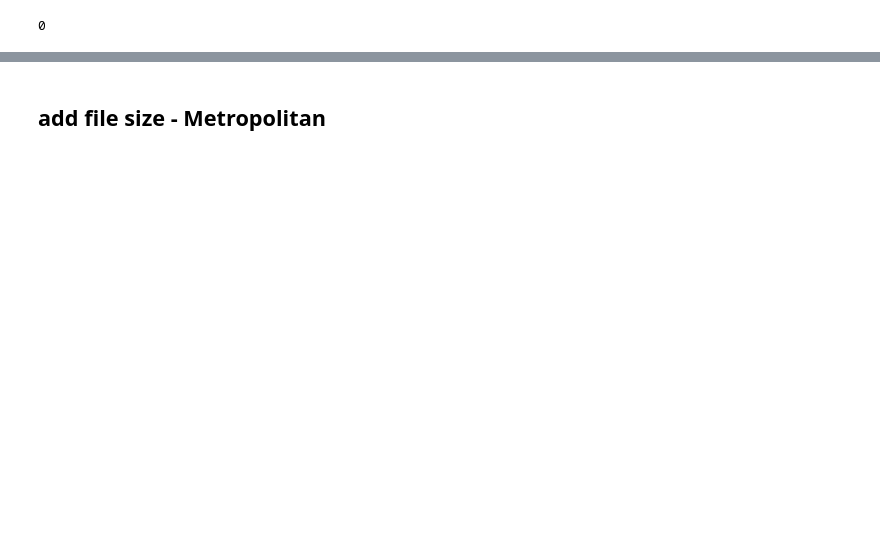
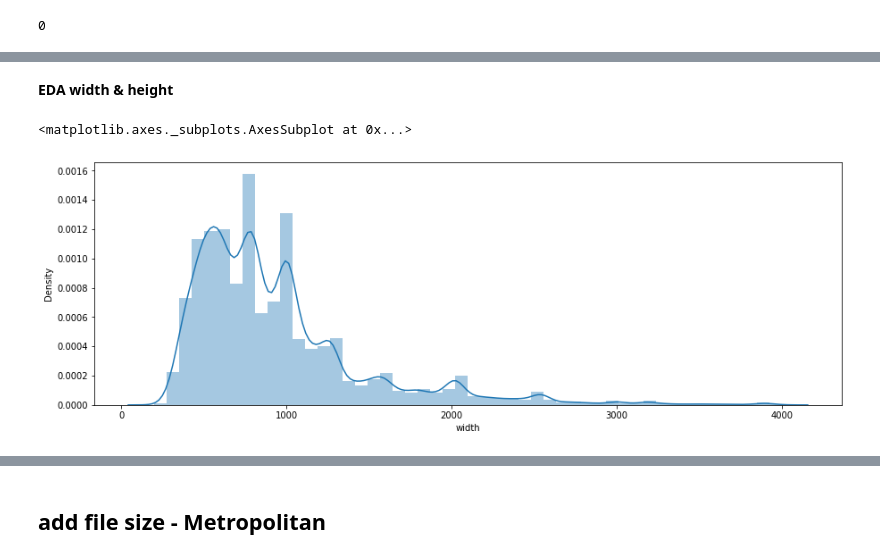
Before and after one commit to Artdive-swu/Art, a Jupyter notebook: bigsize artwork.ipynb, the cells around one changed output, grey strips where cells are left out. Saved outputs shown, nothing was run; the diff lists cells and outputs as text; code cells hidden in the pictures; blank space fills up the shorter version.

```diff
--- a/bigsize artwork.ipynb
+++ b/bigsize artwork.ipynb
@@ -49,7 +13,7 @@ metadata_path = '/content/drive/MyDrive/ArtDive/Art/metadata/'
 # %% [markdown]
 ## add file size - Kaggle
 # %%
-kaggle = pd.read_csv(metadata_path + 'Kaggle/' + 'kaggle_dataset.csv', index_col='Index')
+kaggle = pd.read_csv(metadata_path + 'Kaggle/' + 'kaggle_dataset.csv', index_col='Index', converters = {'Measurement' : literal_eval})
 # %%
 print(kaggle.shape)
 kaggle.head()
@@ -89,0 +89,13 @@ kaggle['filesize'].isnull().sum()
+# %%
+kaggle['width'] = kaggle['Measurement'].map(lambda x : x[0])
+kaggle['height'] = kaggle['Measurement'].map(lambda x : x[1])
+# %% [markdown]
+**EDA width & height**
+# %%
+kaggle_width_tmp = kaggle[kaggle['width'] < 4000]
+# %%
+plt.figure(figsize=[15,5])
+sns.distplot(kaggle_width_tmp['width'])
+# %% [output]
+<matplotlib.axes._subplots.AxesSubplot at 0x...>
+[figure, added]
```
Also changed, not shown: parts of 52 cells of this notebook.
